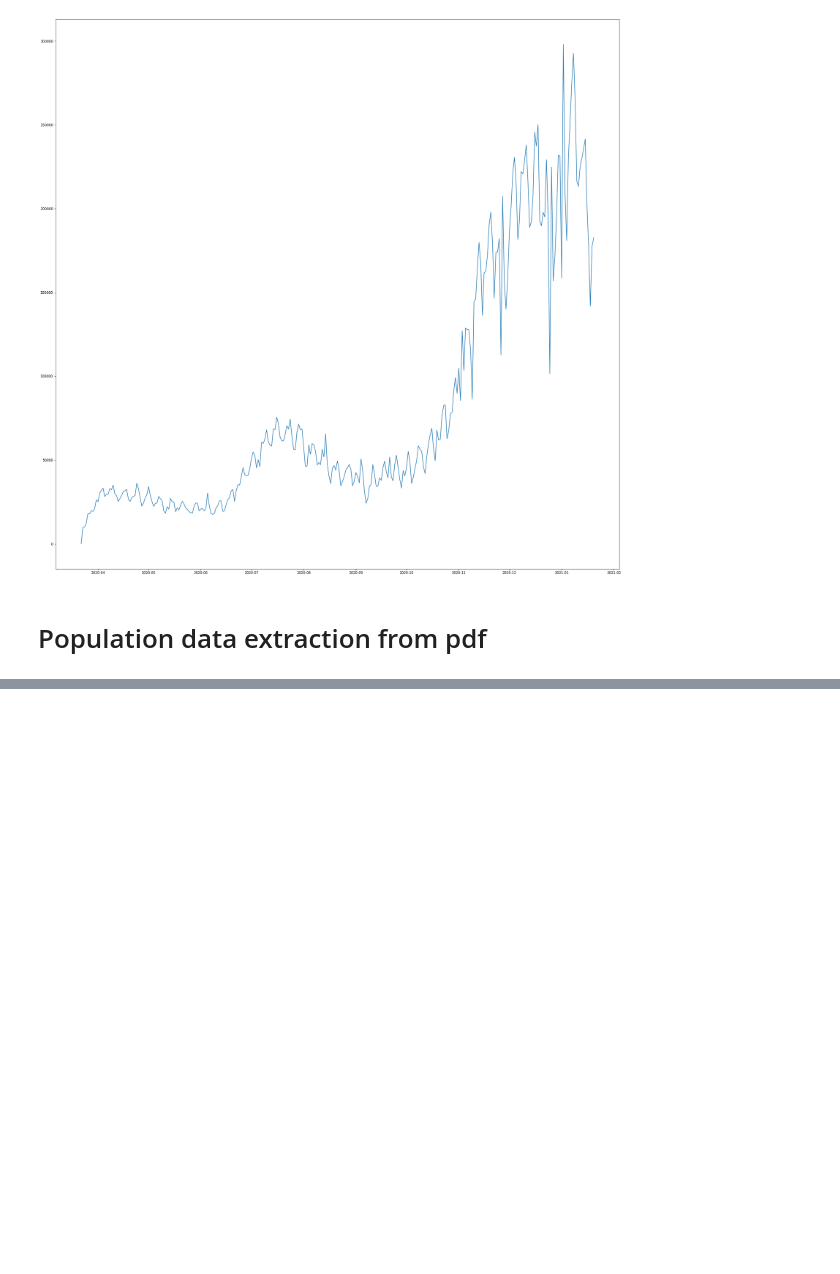
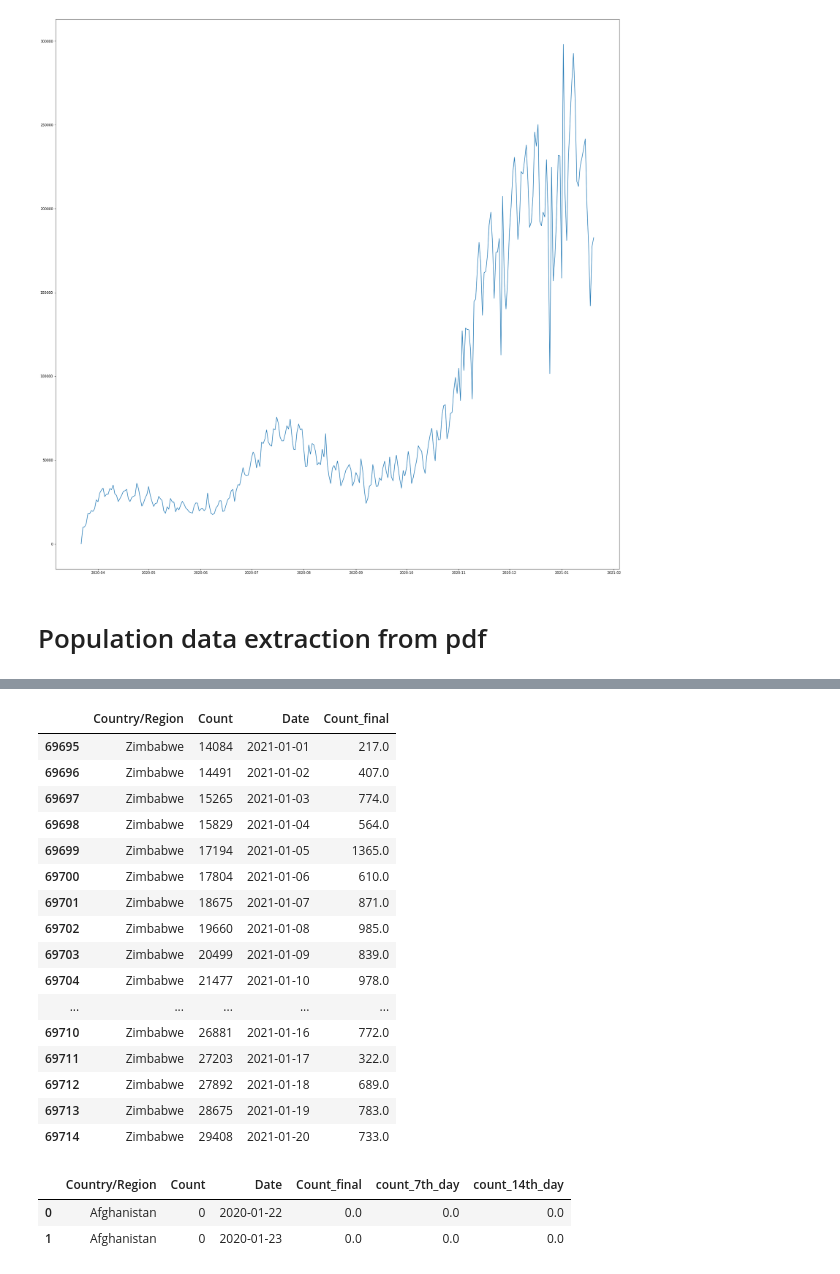
Before and after one commit to vivekka93/covid19_prediction, a Jupyter notebook: Untitled.ipynb, the cells around one changed output, grey strips where cells are left out. Drawn from its saved outputs; the diff is of its cells as text; code cells hidden in the pictures; blank space fills up the shorter version.

```diff
--- a/Untitled.ipynb
+++ b/Untitled.ipynb
@@ -152,0 +420,29 @@ plt.plot(counts['date'], counts['Confirmed'])
+# %%
+dates = melted.pop("Date")
+# %%
+melted2 = melted.groupby('Country/Region').diff()
+# %%
+melted['Date'] = dates
+melted['Count_final'] = melted2
+# %%
+melted['Count_final'] = melted['Count_final'].fillna(method='bfill')
+# %%
+melted.tail(20)
+# %% [output]
+|  | Country/Region | Count | Date | Count_final |
+| 69695 | Zimbabwe | 14084 | 2021-01-01 | 217.0 |
+| 69696 | Zimbabwe | 14491 | 2021-01-02 | 407.0 |
+| 69697 | Zimbabwe | 15265 | 2021-01-03 | 774.0 |
+| 69698 | Zimbabwe | 15829 | 2021-01-04 | 564.0 |
+| 69699 | Zimbabwe | 17194 | 2021-01-05 | 1365.0 |
+| 69700 | Zimbabwe | 17804 | 2021-01-06 | 610.0 |
+| 69701 | Zimbabwe | 18675 | 2021-01-07 | 871.0 |
+| 69702 | Zimbabwe | 19660 | 2021-01-08 | 985.0 |
+| 69703 | Zimbabwe | 20499 | 2021-01-09 | 839.0 |
+| 69704 | Zimbabwe | 21477 | 2021-01-10 | 978.0 |
+| ... | ... | ... | ... | ... |
+| 69710 | Zimbabwe | 26881 | 2021-01-16 | 772.0 |
+| 69711 | Zimbabwe | 27203 | 2021-01-17 | 322.0 |
+| 69712 | Zimbabwe | 27892 | 2021-01-18 | 689.0 |
+| 69713 | Zimbabwe | 28675 | 2021-01-19 | 783.0 |
+| 69714 | Zimbabwe | 29408 | 2021-01-20 | 733.0 |
@@ -152,0 +456,6 @@ plt.plot(counts['date'], counts['Confirmed'])
+# %%
+melted.head(2)
+# %% [output]
+|  | Country/Region | Count | Date | Count_final | count_7th_day | count_14th_day |
+| 0 | Afghanistan | 0 | 2020-01-22 | 0.0 | 0.0 | 0.0 |
+| 1 | Afghanistan | 0 | 2020-01-23 | 0.0 | 0.0 | 0.0 |
```
Also changed, not shown: parts of 59 cells of this notebook.
